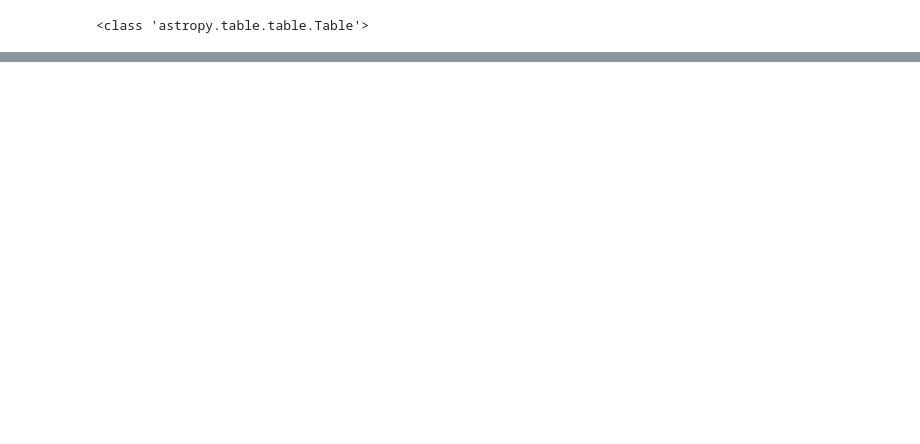
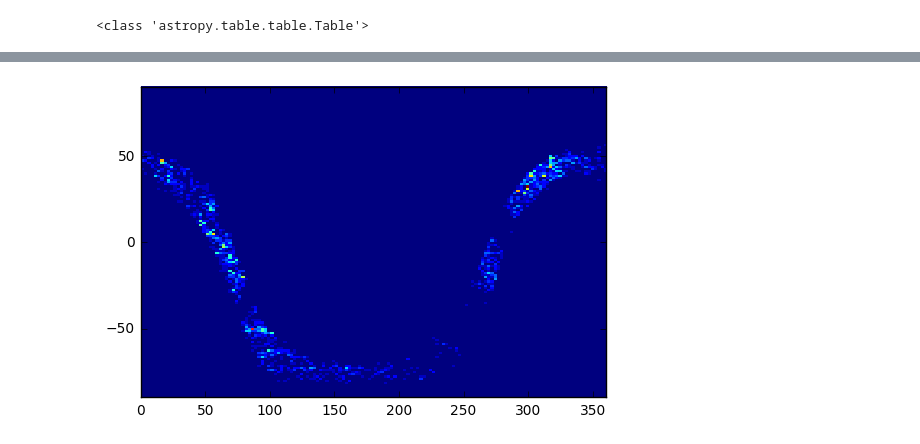
Before and after one commit to panoptes/POCS, a Jupyter notebook: notebooks/Generating_Sky_Maps.ipynb, the cells around one changed output, grey strips where cells are left out. Cells and saved outputs as stored; diff of their text form; code cells hidden in the pictures; blank space fills up the shorter version.

```diff
--- a/notebooks/Generating_Sky_Maps.ipynb
+++ b/notebooks/Generating_Sky_Maps.ipynb
@@ -494,0 +455,11 @@ perc95['_RAJ2000', '_DEJ2000', 'Ktmag']
+# %%
+dp_dV = prob[ipix]*distnorm[ipix]*norm(distmu[ipix], distsigma[ipix]).pdf(r) / pixarea
+
+thet, ph = hp.pix2ang(nside, ipix)
+ra = np.degrees(ph)[dp_dV >= np.nanpercentile(dp_dV,95)]
+dec = np.degrees(thet-0.5*np.pi)[dp_dV >= np.nanpercentile(dp_dV,95)]
+
+plt.hist2d(ra, dec, bins=[144,144], cmax=20,range=np.array([(0,360), (-90,90)]))
+plt.show()
+# %% [output]
+[figure, added]
```
Also changed, not shown: parts of 16 cells of this notebook, 1 other file.
